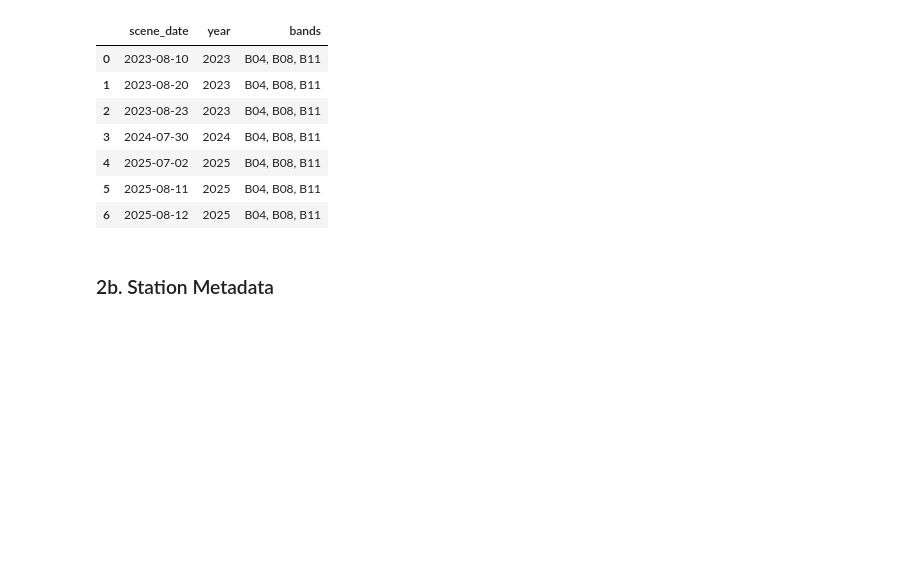
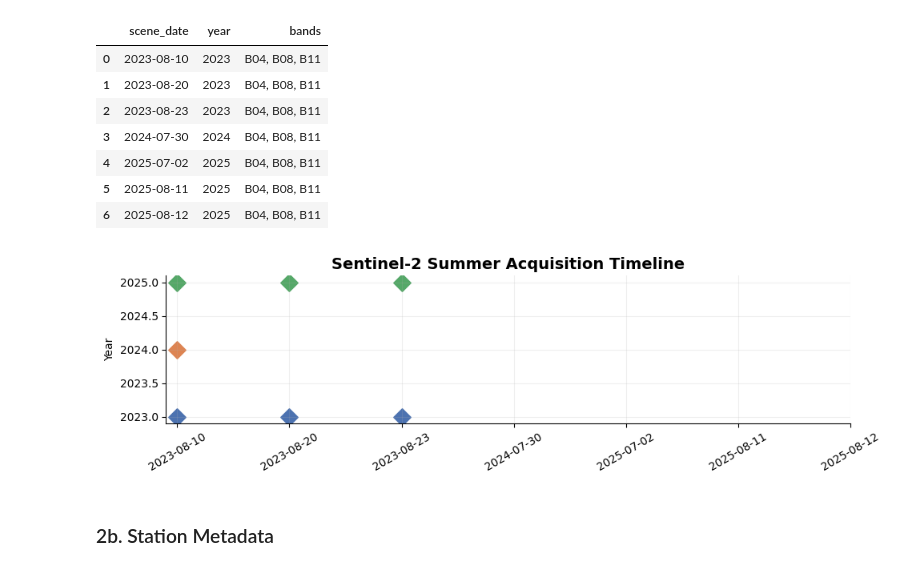
Before and after one commit to mylenearadaniucll2024/urban-heat-ai-leuven, a Jupyter notebook: notebooks/leuven_urban_heat_ai(6).ipynb, the cells around one changed output. Saved outputs shown, nothing was run; the diff lists cells and outputs as text; code cells hidden in the pictures; blank space fills up the shorter version.

```diff
--- a/notebooks/leuven_urban_heat_ai(6).ipynb
+++ b/notebooks/leuven_urban_heat_ai(6).ipynb
@@ -147,29 +147,84 @@ scene_inventory
 | 6 | 2025-08-12 | 2025 | B04, B08, B11 |
 # %%
 # ── Visual 1: Sentinel-2 scene timeline ───────────────────────────────────────
-year_colors = {2023: '#4C72B0', 2024: '#DD8452', 2025: '#55A868'}
+# year_colors = {2023: '#4C72B0', 2024: '#DD8452', 2025: '#55A868'}
 
-fig_timeline = go.Figure()
+# fig_timeline = go.Figure()
+# for yr in YEARS:
+#     yr_scenes = scene_inventory[scene_inventory['year'] == yr]
+#     fig_timeline.add_trace(go.Scatter(
+#         x=yr_scenes['scene_date'],
+#         y=[yr] * len(yr_scenes),
+#         mode='markers+text',
+#         marker=dict(size=16, color=year_colors[yr], symbol='diamond'),
+#         text=[d.strftime('%b %d') for d in yr_scenes['scene_date']],
+#         textposition='top center',
+#         name=str(yr)
+#     ))
+
+# fig_timeline.update_layout(
+#     title='Sentinel-2 Scene Acquisition Timeline — 7 Low-Cloud Summer Scenes',
+#     xaxis_title='Date',
+#     yaxis=dict(tickvals=YEARS, ticktext=[str(y) for y in YEARS], title='Year'),
+#     height=320, template='plotly_white',
+#     showlegend=True
+# )
+# fig_timeline.show()
+import matplotlib.pyplot as plt
+
+year_colors = {
+    2023: '#4C72B0',
+    2024: '#DD8452',
+    2025: '#55A868'
+}
+
+fig, ax = plt.subplots(figsize=(10, 3))
+
 for yr in YEARS:
-    yr_scenes = scene_inventory[scene_inventory['year'] == yr]
-    fig_timeline.add_trace(go.Scatter(
-        x=yr_scenes['scene_date'],
-        y=[yr] * len(yr_scenes),
-        mode='markers+text',
-        marker=dict(size=16, color=year_colors[yr], symbol='diamond'),
-        text=[d.strftime('%b %d') for d in yr_scenes['scene_date']],
-        textposition='top center',
-        name=str(yr)
-    ))
 
-fig_timeline.update_layout(
-    title='Sentinel-2 Scene Acquisition Timeline — 7 Low-Cloud Summer Scenes',
-    xaxis_title='Date',
-    yaxis=dict(tickvals=YEARS, ticktext=[str(y) for y in YEARS], title='Year'),
-    height=320, template='plotly_white',
-    showlegend=True
+    subset = scene_inventory[
+        scene_inventory['year'] == yr
+    ].copy()
+
+    # create labels
+    subset['label'] = subset['scene_date'].dt.strftime('%Y-%m-%d')
+
+    # slight offset for overlapping dates
+    x_positions = range(len(subset))
+
+    ax.scatter(
+        x_positions,
+        [yr] * len(subset),
+        s=120,
+        color=year_colors[yr],
+        marker='D',
+        label=str(yr)
+    )
+
+    ax.set_xticks(range(len(scene_inventory)))
+    ax.set_xticklabels(
+        scene_inventory['scene_date']
+        .dt.strftime('%Y-%m-%d'),
+        rotation=30
+    )
+
+ax.set_title(
+    'Sentinel-2 Summer Acquisition Timeline',
+    fontsize=14,
+    weight='bold'
 )
-fig_timeline.show()
+
+ax.set_ylabel('Year')
+
+ax.grid(alpha=0.2)
+
+ax.spines['top'].set_visible(False)
+ax.spines['right'].set_visible(False)
+
+plt.tight_layout()
+plt.show()
+# %% [output]
+[figure, added]
 # %% [markdown]
 ### 2b. Station Metadata
 # %%
```
Also changed, not shown: parts of 7 cells of this notebook.
